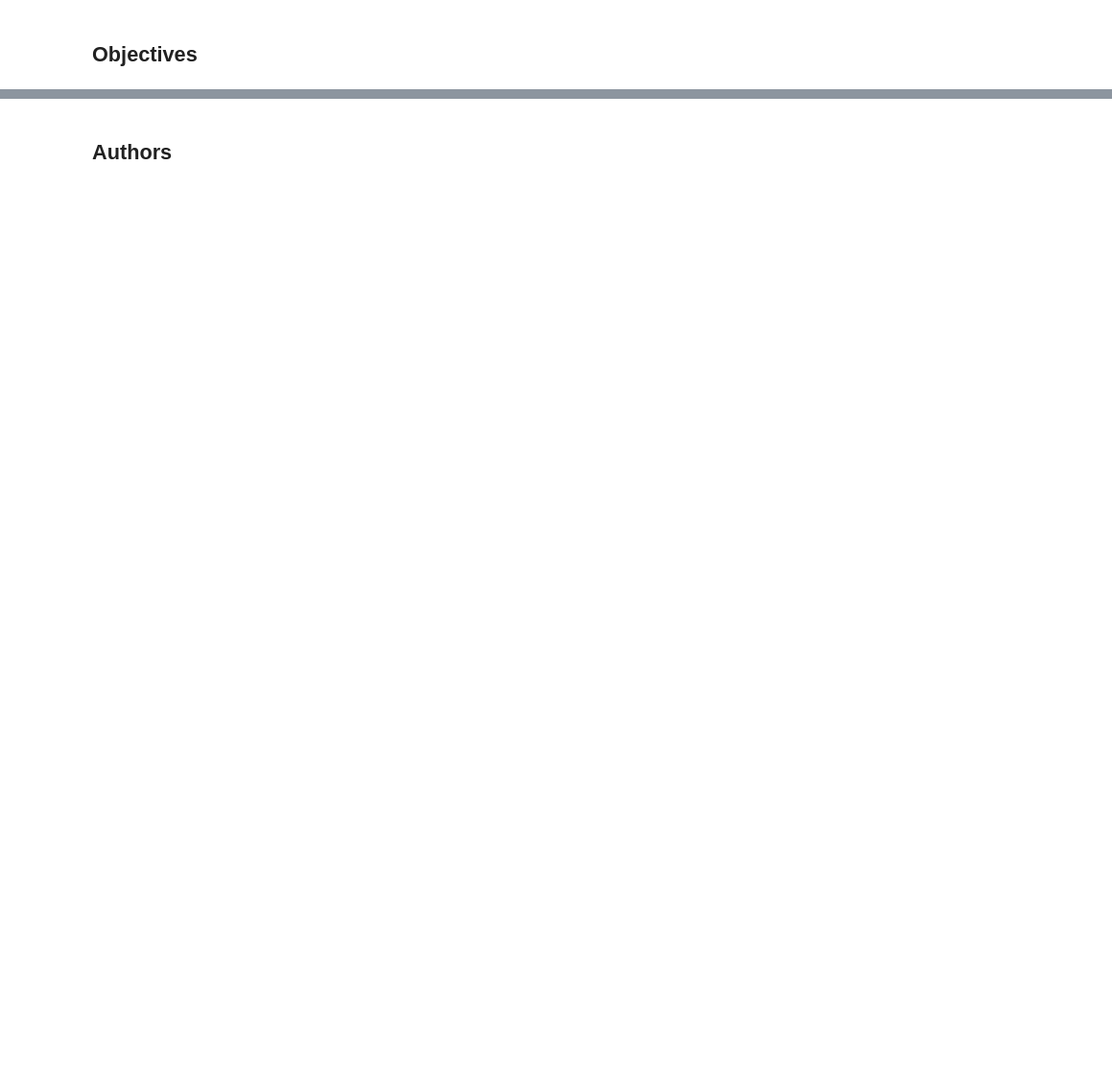
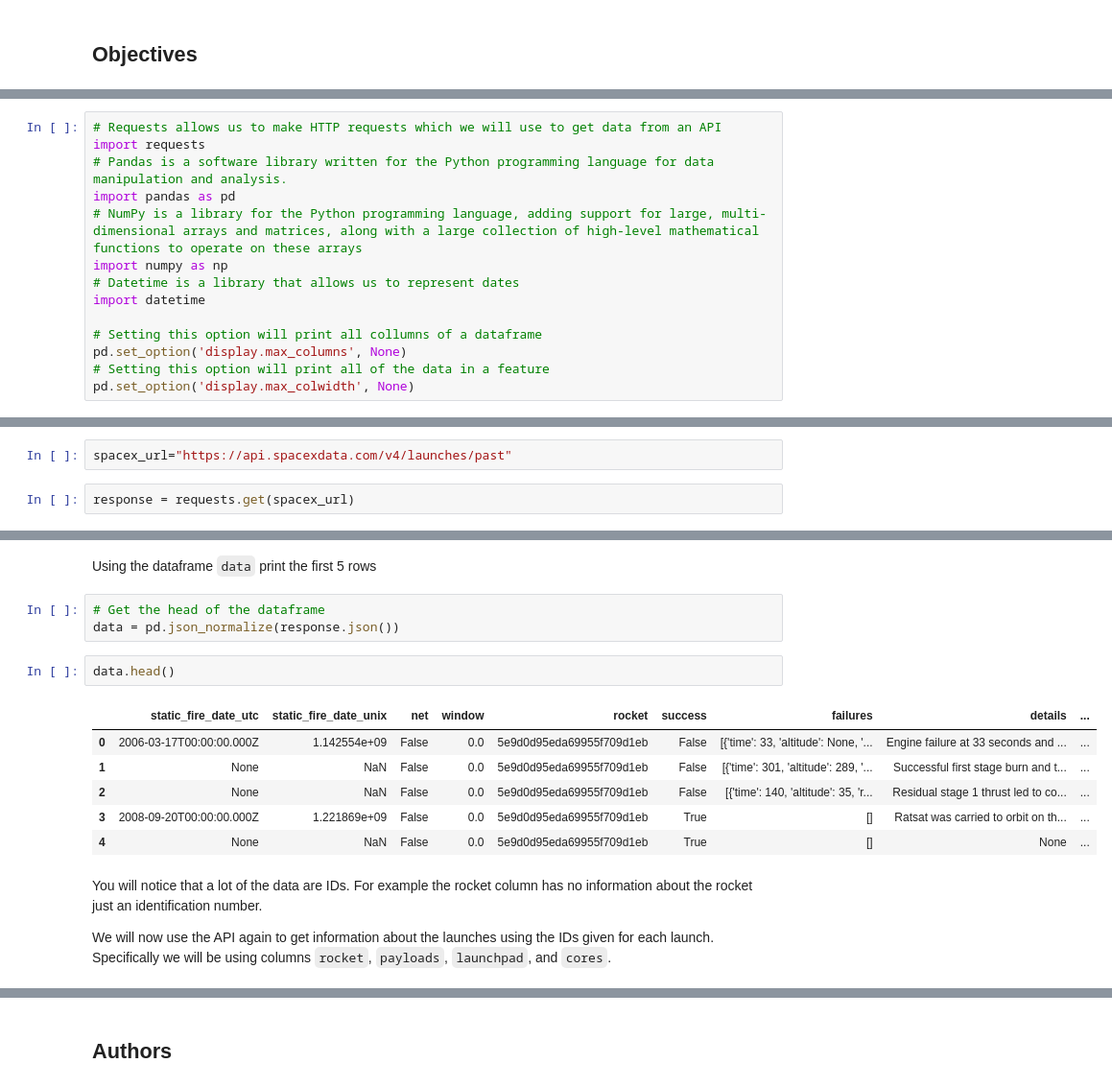
Before and after one commit to chabiw1/Space-X-Falcon9-First-Landing-Prediction, a Jupyter notebook: jupyter-labs-spacex-data-collection-api.ipynb, the cells around one changed output, grey strips where cells are left out. Shown at 96% size. Cells and saved outputs as stored; diff of their text form; blank space fills up the shorter version.

```diff
--- a/jupyter-labs-spacex-data-collection-api.ipynb
+++ b/jupyter-labs-spacex-data-collection-api.ipynb
@@ -524,0 +36,14 @@ Now you have discovered many interesting insights related to the launch sites' l
+# %%
+# Requests allows us to make HTTP requests which we will use to get data from an API
+import requests
+# Pandas is a software library written for the Python programming language for data manipulation and analysis.
+import pandas as pd
+# NumPy is a library for the Python programming language, adding support for large, multi-dimensional arrays and matrices, along with a large collection of high-level mathematical functions to operate on these arrays
+import numpy as np
+# Datetime is a library that allows us to represent dates
+import datetime
+
+# Setting this option will print all collumns of a dataframe
+pd.set_option('display.max_columns', None)
+# Setting this option will print all of the data in a feature
+pd.set_option('display.max_colwidth', None)
@@ -524,0 +105,4 @@ Now you have discovered many interesting insights related to the launch sites' l
+# %%
+spacex_url="https://api.spacexdata.com/v4/launches/past"
+# %%
+response = requests.get(spacex_url)
@@ -524,0 +152,18 @@ Now you have discovered many interesting insights related to the launch sites' l
+# %% [markdown]
+Using the dataframe <code>data</code> print the first 5 rows
+# %%
+# Get the head of the dataframe
+data = pd.json_normalize(response.json())
+# %%
+data.head()
+# %% [output]
+|  | static_fire_date_utc | static_fire_date_unix | net | window | rocket | success | failures | details | ... |
+| 0 | 2006-03-17T00:00:00.000Z | 1.142554e+09 | False | 0.0 | 5e9d0d95eda69955f709d1eb | False | [{'time': 33, 'altitude': None, '... | Engine failure at 33 seconds and ... | ... |
+| 1 | None | NaN | False | 0.0 | 5e9d0d95eda69955f709d1eb | False | [{'time': 301, 'altitude': 289, '... | Successful first stage burn and t... | ... |
+| 2 | None | NaN | False | 0.0 | 5e9d0d95eda69955f709d1eb | False | [{'time': 140, 'altitude': 35, 'r... | Residual stage 1 thrust led to co... | ... |
+| 3 | 2008-09-20T00:00:00.000Z | 1.221869e+09 | False | 0.0 | 5e9d0d95eda69955f709d1eb | True | [] | Ratsat was carried to orbit on th... | ... |
+| 4 | None | NaN | False | 0.0 | 5e9d0d95eda69955f709d1eb | True | [] | None | ... |
+# %% [markdown]
+You will notice that a lot of the data are IDs. For example the rocket column has no information about the rocket just an identification number.
+
+We will now use the API again to get information about the launches using the IDs given for each launch. Specifically we will be using columns <code>rocket</code>, <code>payloads</code>, <code>launchpad</code>, and <code>cores</code>.
```
Also changed, not shown: parts of 148 cells of this notebook.
